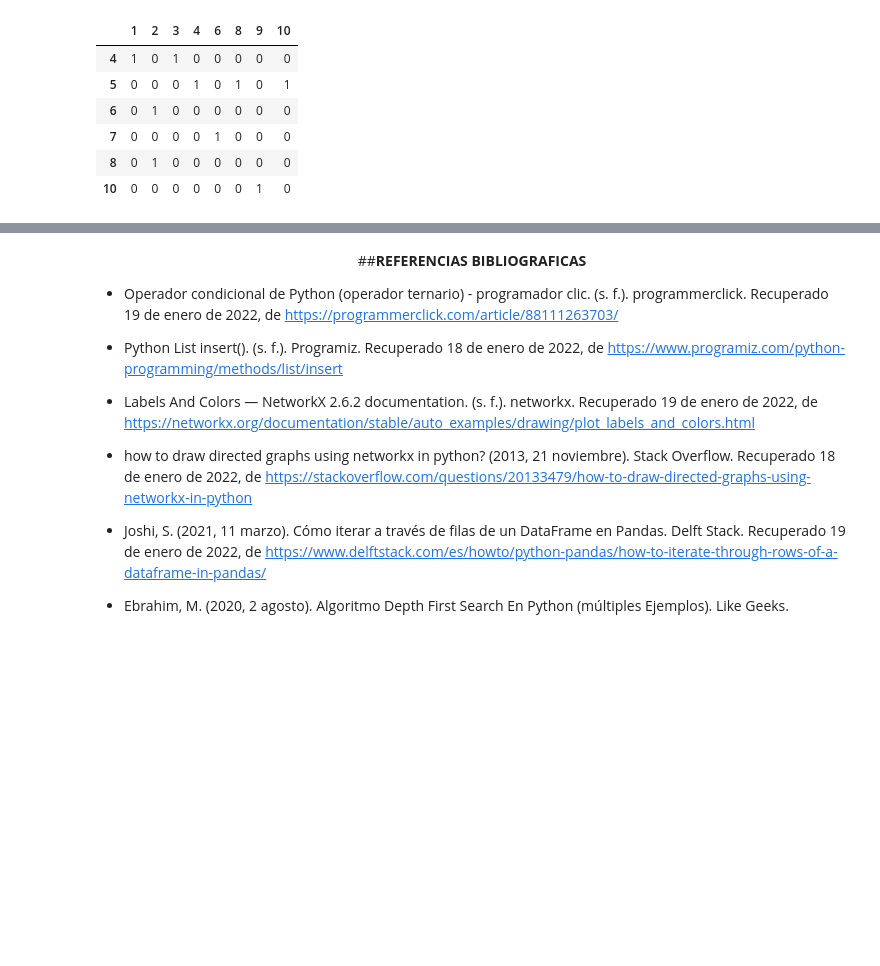
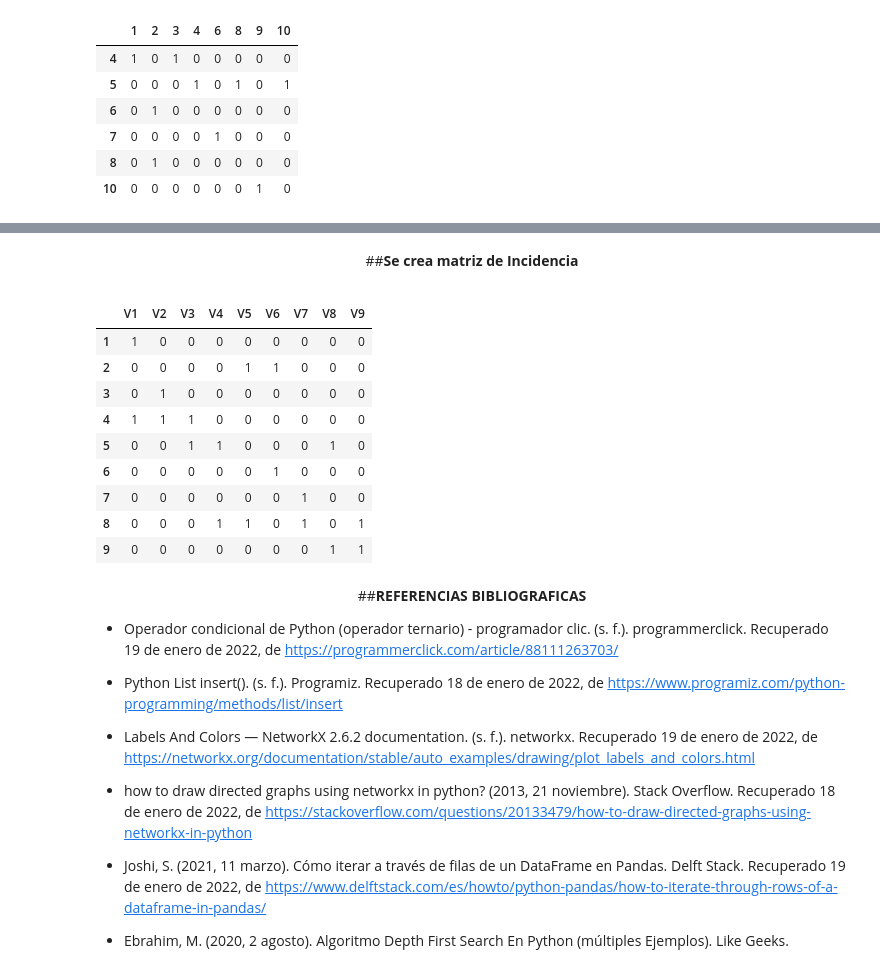
Before and after one commit to jequi1992/Matematicas_Discretas, a Jupyter notebook: Matriz_de_adyacencia.ipynb, the cells around one changed output, grey strips where cells are left out. Drawn from its saved outputs; the diff is of its cells as text; code cells hidden in the pictures; blank space fills up the shorter version.

```diff
--- a/Matriz_de_adyacencia.ipynb
+++ b/Matriz_de_adyacencia.ipynb
@@ -301,3 +360,35 @@ df # Se muestra la tabla
+# %% [markdown]
+<center>
+
+##**Se crea matriz de Incidencia**
+
+</center>
+# %%
+titulos =["V1","V2","V3","V4","V5","V6","V7","V8","V9"]
+indices =["1","2","3","4","5","6","7","8","9"]
+incidencia  =[[1,0,0,0,0,0,0,0,0],
+              [0,0,0,0,1,1,0,0,0],
+              [0,1,0,0,0,0,0,0,0],
+              [1,1,1,0,0,0,0,0,0],
+              [0,0,1,1,0,0,0,1,0],
+              [0,0,0,0,0,1,0,0,0],
+              [0,0,0,0,0,0,1,0,0],
+              [0,0,0,1,1,0,1,0,1],
+              [0,0,0,0,0,0,0,1,1],]
+df = pd.DataFrame(index =indices, data=incidencia, columns=titulos) # Se tabulan los datos en una tabla
+
+df # Se muestra la tabla
+# %% [output]
+|  | V1 | V2 | V3 | V4 | V5 | V6 | V7 | V8 | V9 |
+| 1 | 1 | 0 | 0 | 0 | 0 | 0 | 0 | 0 | 0 |
+| 2 | 0 | 0 | 0 | 0 | 1 | 1 | 0 | 0 | 0 |
+| 3 | 0 | 1 | 0 | 0 | 0 | 0 | 0 | 0 | 0 |
+| 4 | 1 | 1 | 1 | 0 | 0 | 0 | 0 | 0 | 0 |
+| 5 | 0 | 0 | 1 | 1 | 0 | 0 | 0 | 1 | 0 |
+| 6 | 0 | 0 | 0 | 0 | 0 | 1 | 0 | 0 | 0 |
+| 7 | 0 | 0 | 0 | 0 | 0 | 0 | 1 | 0 | 0 |
+| 8 | 0 | 0 | 0 | 1 | 1 | 0 | 1 | 0 | 1 |
+| 9 | 0 | 0 | 0 | 0 | 0 | 0 | 0 | 1 | 1 |
 # %% [markdown]
 <center>
 
```
Also changed, not shown: parts of 11 cells of this notebook.
